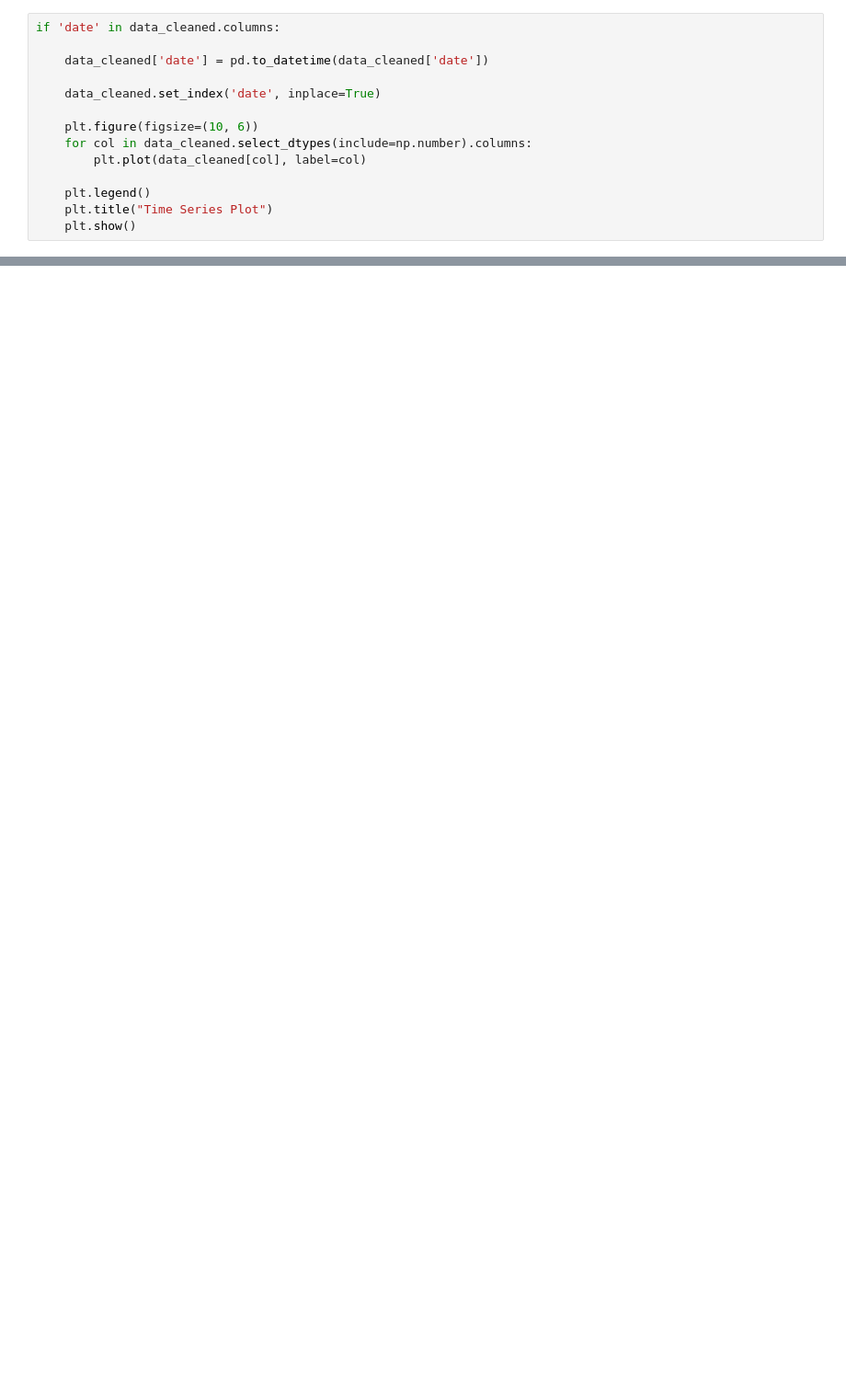
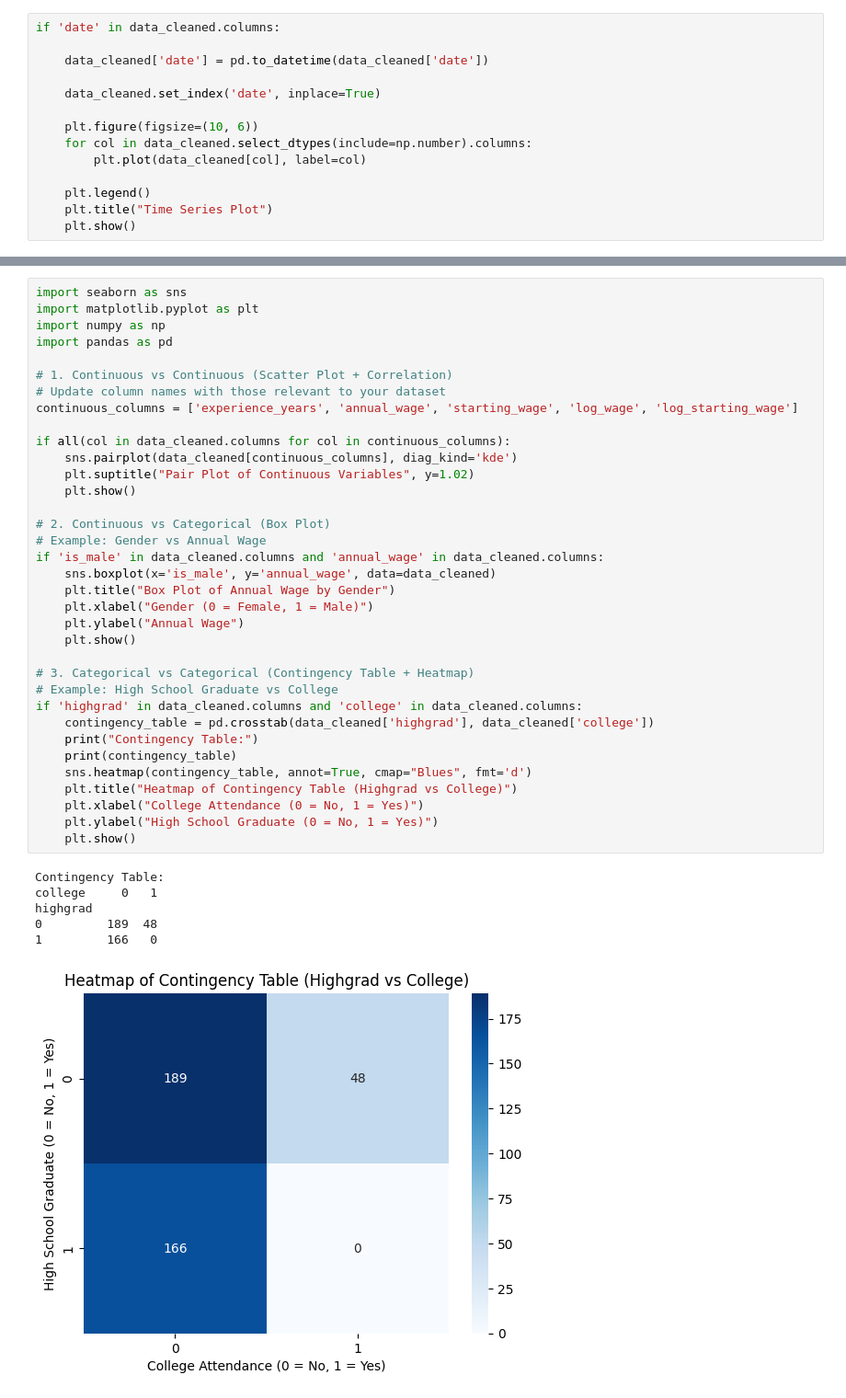
Before and after one commit to VIGNESHPERNI/EDA_21BDS0161, a Jupyter notebook: Untitled7.ipynb, the cells around one changed output, grey strips where cells are left out. Shown at 92% size. Saved outputs shown, nothing was run; the diff lists cells and outputs as text; blank space fills up the shorter version.

```diff
--- a/Untitled7.ipynb
+++ b/Untitled7.ipynb
@@ -77,0 +117,42 @@ if 'date' in data_cleaned.columns:
+# %%
+import seaborn as sns
+import matplotlib.pyplot as plt
+import numpy as np
+import pandas as pd
+
+# 1. Continuous vs Continuous (Scatter Plot + Correlation)
+# Update column names with those relevant to your dataset
+continuous_columns = ['experience_years', 'annual_wage', 'starting_wage', 'log_wage', 'log_starting_wage']
+
+if all(col in data_cleaned.columns for col in continuous_columns):
+    sns.pairplot(data_cleaned[continuous_columns], diag_kind='kde')
+    plt.suptitle("Pair Plot of Continuous Variables", y=1.02)
+    plt.show()
+
+# 2. Continuous vs Categorical (Box Plot)
+# Example: Gender vs Annual Wage
+if 'is_male' in data_cleaned.columns and 'annual_wage' in data_cleaned.columns:
+    sns.boxplot(x='is_male', y='annual_wage', data=data_cleaned)
+    plt.title("Box Plot of Annual Wage by Gender")
+    plt.xlabel("Gender (0 = Female, 1 = Male)")
+    plt.ylabel("Annual Wage")
+    plt.show()
+
+# 3. Categorical vs Categorical (Contingency Table + Heatmap)
+# Example: High School Graduate vs College
+if 'highgrad' in data_cleaned.columns and 'college' in data_cleaned.columns:
+    contingency_table = pd.crosstab(data_cleaned['highgrad'], data_cleaned['college'])
+    print("Contingency Table:")
+    print(contingency_table)
+    sns.heatmap(contingency_table, annot=True, cmap="Blues", fmt='d')
+    plt.title("Heatmap of Contingency Table (Highgrad vs College)")
+    plt.xlabel("College Attendance (0 = No, 1 = Yes)")
+    plt.ylabel("High School Graduate (0 = No, 1 = Yes)")
+    plt.show()
+# %% [output]
+Contingency Table:
+college     0   1
+highgrad
+0         189  48
+1         166   0
+[figure, added]
```
Also changed, not shown: parts of 12 cells of this notebook.
